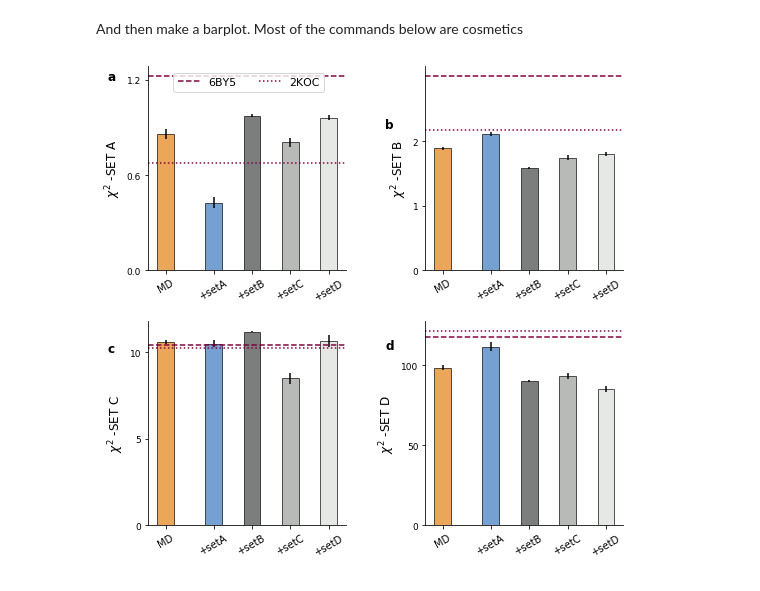
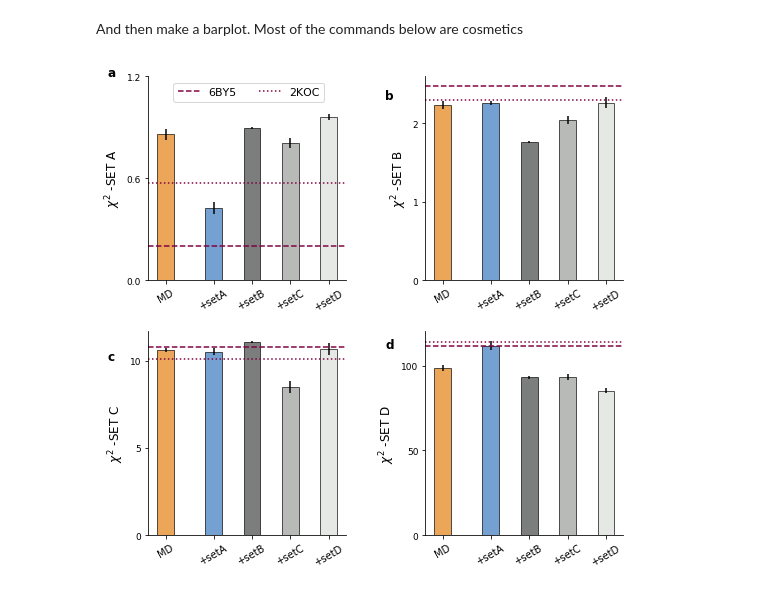
Before and after one commit to KULL-Centre/papers, a Jupyter notebook: 2020/UUCG-dynamics-Bottaro-et-al/figure2.ipynb, the cells around one changed output. Cells and saved outputs as stored; diff of their text form; code cells hidden in the pictures.

```diff
--- a/2020/UUCG-dynamics-Bottaro-et-al/figure2.ipynb
+++ b/2020/UUCG-dynamics-Bottaro-et-al/figure2.ipynb
@@ -7,28 +7,28 @@ import sys
 sys.path.append('/home/sbottaro/Software/python_lib/BME/')
 import bme_reweight as bme
 
-lista2 = [ ["set_A1","eNOE","eNOE_unidir","gn_eNOE"],\
-        ["set_B","NOE","J3","RDC"],\
+lista2 = [ ["set_A","eNOE","eNOE_unidir","gn_eNOE"],\
+        ["set_B","NOE","J3","RDC","CCRR"],\
         ["set_C","RDC1","RDC2"],\
         ["set_D","sPRE"]]
 # %%
 for i in range(len(lista2)):
     for j in range(1,len(lista2[i])):
-        exp = "data/%s/%s.exp.dat" % (lista2[i][0],lista2[i][j])
-        calc = "data/%s/%s.calc.dat" % (lista2[i][0],lista2[i][j])
+        exp = "data/exp/%s/%s.exp.dat" % (lista2[i][0],lista2[i][j])
+        calc = "data/exp/%s/%s.calc.dat" % (lista2[i][0],lista2[i][j])
 
         # now for PBD
         rew= bme.Reweight()
-        calc = "data/%s/2koc.%s.calc.dat" % (lista2[i][0],lista2[i][j])
+        calc = "data/calc/%s/2koc.%s.calc.dat" % (lista2[i][0],lista2[i][j])
         rew.load(exp,calc)
         before,after,neff = rew.optimize(theta=1000)
-        chi = rew.weight_exp(exp,calc,"data/comparison/%s/2koc_%s" % (lista2[i][0],lista2[i][j]))
+        chi = rew.weight_exp(exp,calc,"data/my_theta/%s/2koc_%s" % (lista2[i][0],lista2[i][j]))
 
         rew= bme.Reweight()
-        calc = "data/%s/6by5.%s.calc.dat" % (lista2[i][0],lista2[i][j])
+        calc = "data/calc/%s/6by5.%s.calc.dat" % (lista2[i][0],lista2[i][j])
         rew.load(exp,calc)
         before,after,neff = rew.optimize(theta=1000)
-        chi = rew.weight_exp(exp,calc,"data/comparison/%s/6by5_%s" % (lista2[i][0],lista2[i][j]))
+        chi = rew.weight_exp(exp,calc,"data/my_theta/%s/6by5_%s" % (lista2[i][0],lista2[i][j]))
 # %% [output]
 # Warning: expt average        C8_H4';G10_H8=2.7098e-05 is larger than maximum value in simulation 1.0950e-05
 # Warning: expt average         A4_H2;U11_H3=2.1664e-03 is larger than maximum value in simulation 1.9520e-03
@@ -92,9 +92,9 @@ def calc_stuff(filename,rmsd=False):
                 aa /= data_tmp[:,1]
     return bb,aa
 
-ensembles = ["set_A1","set_B","set_C","set_D","2koc0","6by50"]
+ensembles = ["set_A","set_B","set_C","set_D","2koc","6by5"]
 #thetas = [35,30,50,750]
-thetas = [20,50,60,500]
+thetas = [20,40,60,500]
 
 #thetas = [35,30,35,250]
 data = np.zeros((len(ensembles),len(lista2),4))
@@ -109,7 +109,7 @@ for o,ens in enumerate(ensembles):
                 diff_before = []
                 diff_after = []
                 for j in range(1,len(lista2[i])):
-                    ff = "data/comparison_n/%s/rw_%s_%s_theta_%d_rep_%d.stats.dat" % (ens,lista2[i][0],lista2[i][j],thetas[o],k)
+                    ff = "data/my_theta/%s/rw_%s_%s_theta_%d_rep_%d.stats.dat" % (ens,lista2[i][0],lista2[i][j],thetas[o],k)
                     before, after = calc_stuff(ff)
                     diff_before.extend(before)
                     diff_after.extend(after)
@@ -124,7 +124,7 @@ for o,ens in enumerate(ensembles):
             diff_before = []
             diff_after = []
             for j in range(1,len(lista2[i])):
-                ff = "data/comparison/%s/%s_%s.stats.dat" % (lista2[i][0],ens,lista2[i][j])
+                ff = "data/my_theta/%s/%s_%s.stats.dat" % (lista2[i][0],ens,lista2[i][j])
                 before, after = calc_stuff(ff)
                 diff_before.extend(before)
                 diff_after.extend(after)
@@ -132,6 +132,8 @@ for o,ens in enumerate(ensembles):
             rmsd_after = np.average(np.array(diff_after)**2)
             data[o,i,0] = rmsd_before
             data[o,i,1] = rmsd_after
+
+#print(data)
 # %% [markdown]
 And then make a barplot. Most of the commands below are cosmetics
 # %%
@@ -158,37 +160,37 @@ mm = [1.2,2.0,10,100]
 xx = [0.2,1.2,2.0,2.8,3.6]
 l=0
 text = ["a","b","c","d"]
-text_loc = [[-1.,1.2],[-1,2.2],[-1,10],[-1,110]]
+text_loc = [[-1.,1.2],[-1,2.3],[-1,10],[-1,110]]
 for k in range(2):
     for i in range(2):
 
         yy = [data[0,l,0]] + list(data[:,l,1])
         err = [data[0,l,2]] + list(data[:,l,3])
         for m in range(len(labs)-2):
             #ax[k,i].bar(xx[m],yy[m],width=wi,color=cp[m],alpha=0.65,edgecolor=cps[m],yerr=err[m],label=labs[m])
             ax[k,i].bar(xx[m],yy[m],width=wi,color=cp[m],alpha=0.65,edgecolor=cps[m],yerr=err[m])
         ax[k,i].axhline(yy[-1],c=cp[-1],ls="--",label="6BY5")
         ax[k,i].axhline(yy[-2],c=cp[-2],ls=":",label="2KOC")
         ax[k,i].set_xticks(xx)
         #ax[k,i].set_xticklabels(labs,fontsize=9)
         ax[k,i].set_xticklabels(labs,fontsize=10,rotation=30)
         #ax[k,i].set_xlabel(titles[l],fontsize=10)
         ax[k,i].text(text_loc[l][0],text_loc[l][1],text[l],weight="bold",fontsize=12)
         yy = np.round(np.linspace(0,mm[l] ,3), 2)
         ax[k,i].set_yticks(yy)
         ax[k,i].spines['right'].set_visible(False)
         ax[k,i].spines['top'].set_visible(False)
 
         ax[k,i].set_ylabel("$\chi^2$ -%s" % titles[l],fontsize=12)
 
         if(k==0 and i==0):
             ax[k,i].legend(ncol=2,loc="lower left",bbox_to_anchor=(0.1,0.85),fontsize=11)
 
         l += 1
 
-#plt.savefig("figures/figure2.pdf")
-#plt.savefig("figures/figure2.png",dpi=500)
+plt.savefig("figures/figure2.pdf")
+plt.savefig("figures/figure2.png",dpi=500)
 plt.show()
-#plt.close()
+plt.close()
 # %% [output]
-[figure, old version]
+[figure, new version]
```
Also changed, not shown: parts of 2 cells of this notebook, 16 other files.
